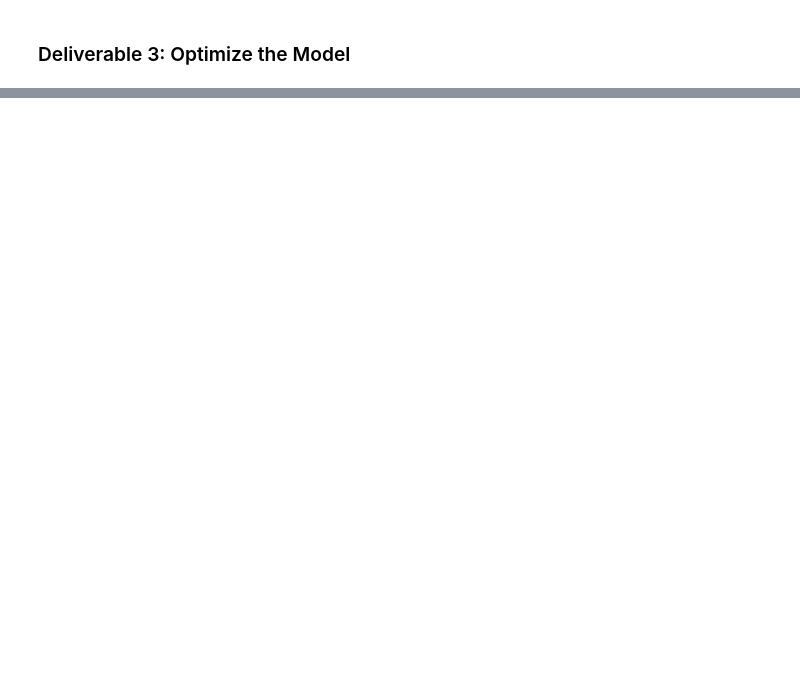
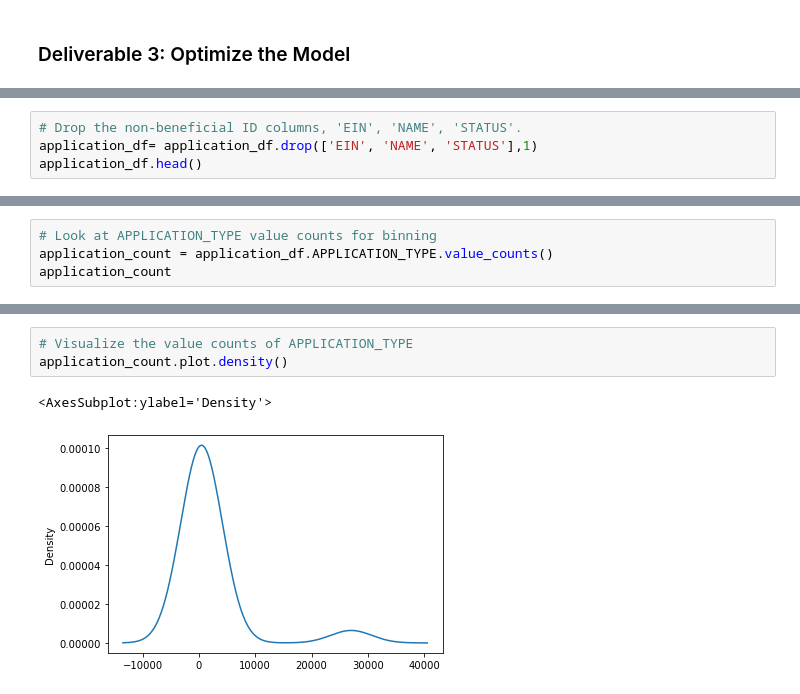
Before and after one commit to vbmartinez4/Neural_Network_Charity_Analysis, a Jupyter notebook: AlphabetSoupCharity_Optimzation.ipynb, the cells around one changed output, grey strips where cells are left out. Cells and saved outputs as stored; diff of their text form; blank space fills up the shorter version.

```diff
--- a/AlphabetSoupCharity_Optimzation.ipynb
+++ b/AlphabetSoupCharity_Optimzation.ipynb
@@ -18,3 +18,7 @@ application_df.head()
 | 2 | 10547893 | ST CLOUD PROFESSIONAL FIREFIGHTERS | T5 | CompanySponsored | C3000 | ProductDev | Association | 1 | ... |
 | 3 | 10553066 | SOUTHSIDE ATHLETIC ASSOCIATION | T3 | CompanySponsored | C2000 | Preservation | Trust | 1 | ... |
 | 4 | 10556103 | GENETIC RESEARCH INSTITUTE OF THE... | T3 | Independent | C1000 | Heathcare | Trust | 1 | ... |
+# %%
+# Drop the non-beneficial ID columns, 'EIN', 'NAME', 'STATUS'.
+application_df= application_df.drop(['EIN', 'NAME', 'STATUS'],1)
+application_df.head()
@@ -20,0 +46,4 @@ application_df.head()
+# %%
+# Look at APPLICATION_TYPE value counts for binning
+application_count = application_df.APPLICATION_TYPE.value_counts()
+application_count
@@ -20,0 +69,6 @@ application_df.head()
+# %%
+# Visualize the value counts of APPLICATION_TYPE
+application_count.plot.density()
+# %% [output]
+<AxesSubplot:ylabel='Density'>
+[figure, added]
```
Also changed, not shown: parts of 33 cells of this notebook, 8 other files.
